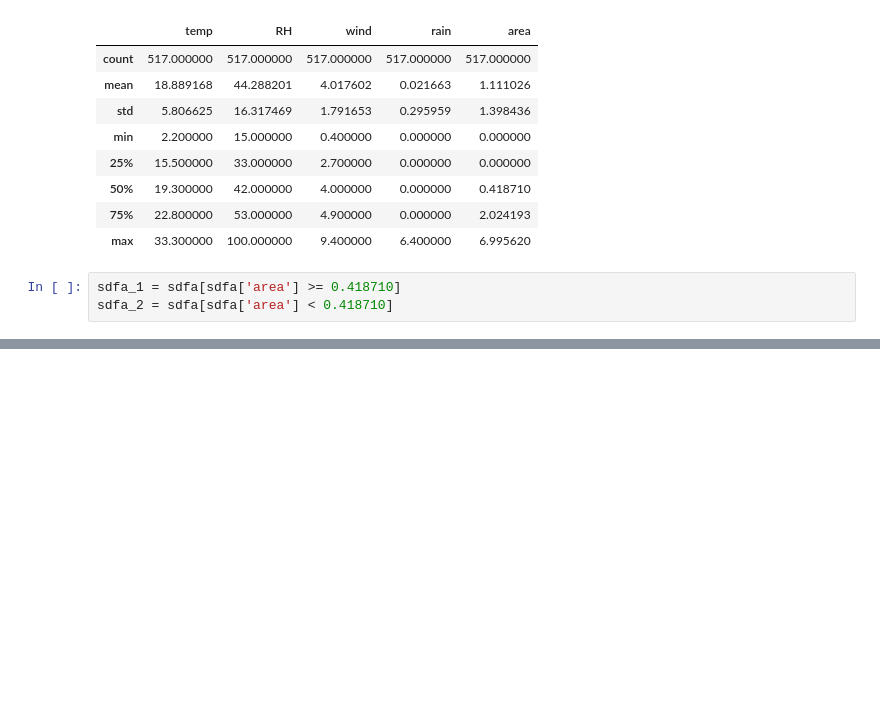
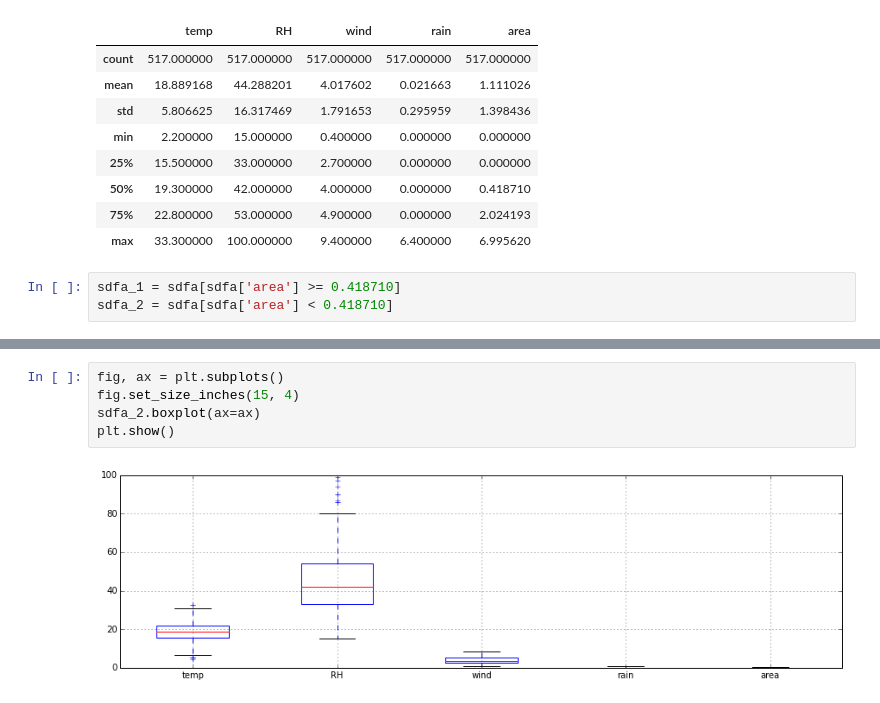
Before and after one commit to kmk4021/data_science, a Jupyter notebook: Assignment3_burned area.ipynb, the cells around one changed output, grey strips where cells are left out. Saved outputs shown, nothing was run; the diff lists cells and outputs as text; blank space fills up the shorter version.

```diff
--- a/Assignment3_burned area.ipynb
+++ b/Assignment3_burned area.ipynb
@@ -435,0 +469,7 @@ sdfa_2 = sdfa[sdfa['area'] < 0.418710]
+# %%
+fig, ax = plt.subplots()
+fig.set_size_inches(15, 4)
+sdfa_2.boxplot(ax=ax)
+plt.show()
+# %% [output]
+[figure, added]
```
Also changed, not shown: parts of 9 cells of this notebook.
